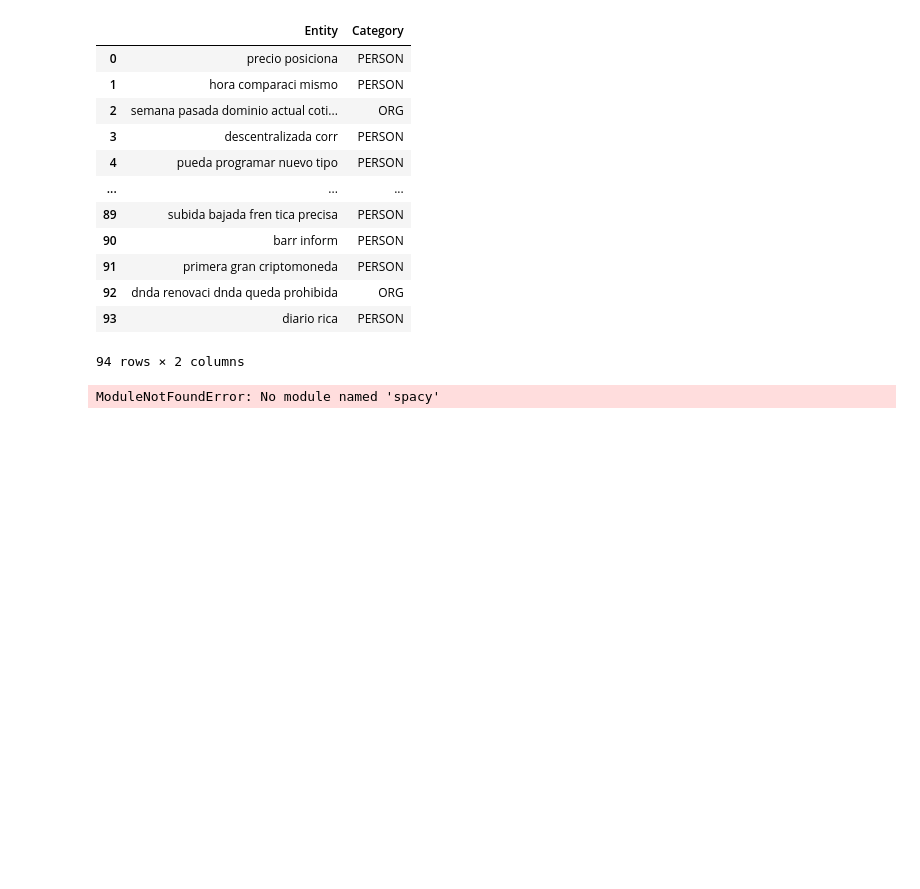
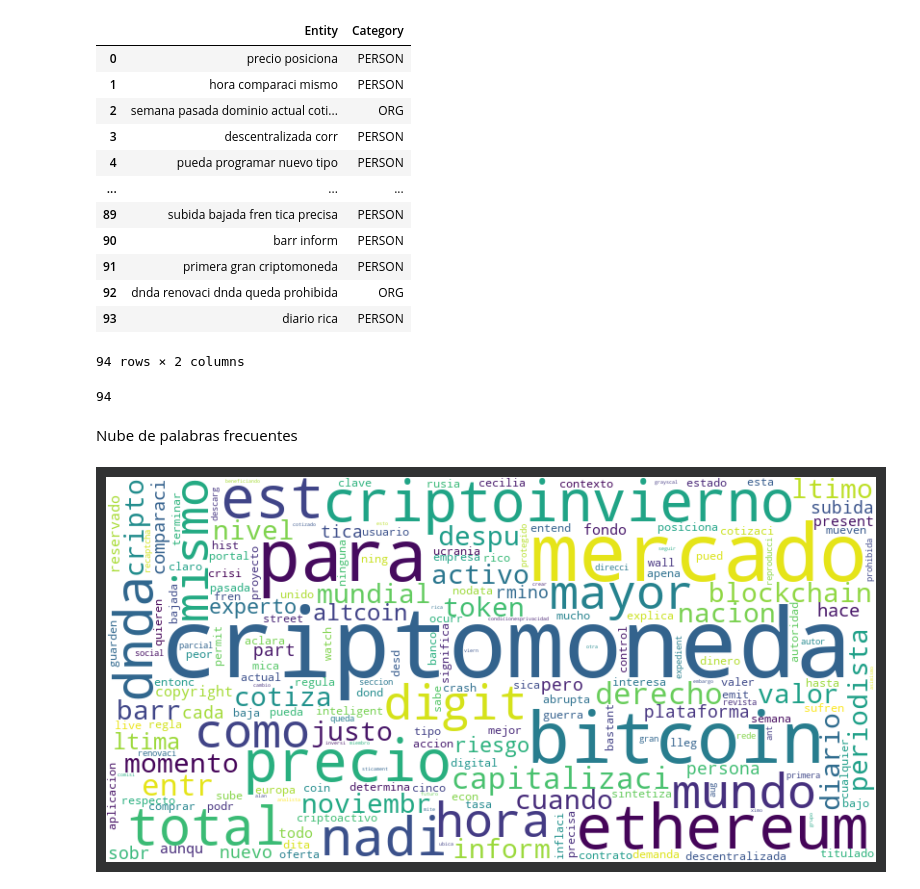
Before and after one commit to rodcordova/Deteccion-de-emociones, a Jupyter notebook: scraping_EDA.ipynb, the cells around one changed output. Saved outputs shown, nothing was run; the diff lists cells and outputs as text; code cells hidden in the pictures; blank space fills up the shorter version.

```diff
--- a/scraping_EDA.ipynb
+++ b/scraping_EDA.ipynb
@@ -338,3 +338,6 @@ noticias = " ".join(noticia.lower() for noticia in df_read['news'] )
 noticias
 # %% [output]
 'nodata nodata ethereum cotiza noviembr portal live coin watch est precio posiciona respecto valor hace hora comparaci mismo semana pasada dominio actual cotizaci mercado token ethereum plataforma dig ...
+# %%
+textoCompleto=[ texto for texto in df_read['news']]
+textoCompleto
@@ -380,20 +389,13 @@ df_ner
 | 92 | dnda renovaci dnda queda prohibida | ORG |
 | 93 | diario rica | PERSON |
 94 rows × 2 columns
-# %%
-#Ner
-import spacy
-def devolverNer(textoTot):
-  nlp = spacy.load("en_core_web_sm")
-  ner_categories = ["PERSON","ORG","GPE","PRODUCT"]
-  listaNer = []
-  doc = nlp(textoTot)
-  entidades = []
-  for ent in doc.ents:
-    if ent.label_ in ner_categories:
-      entidades.append((ent.text,ent.label_))
-  for entity,category in entidades:
-    listaNer.append(entity)
-  return set(listaNer)
-# %% [output]
-ModuleNotFoundError: No module named 'spacy'
+# %%
+df_ner.to_sql(name='ner_bing_btc', con=my_con, index=False, if_exists='replace')
+# %% [output]
+94
+# %% [markdown]
+Nube de palabras frecuentes
+# %%
+generate_wordcloud(textoCompleto)
+# %% [output]
+[figure, added]
```
Also changed, not shown: parts of 7 cells of this notebook, 3 other files.
